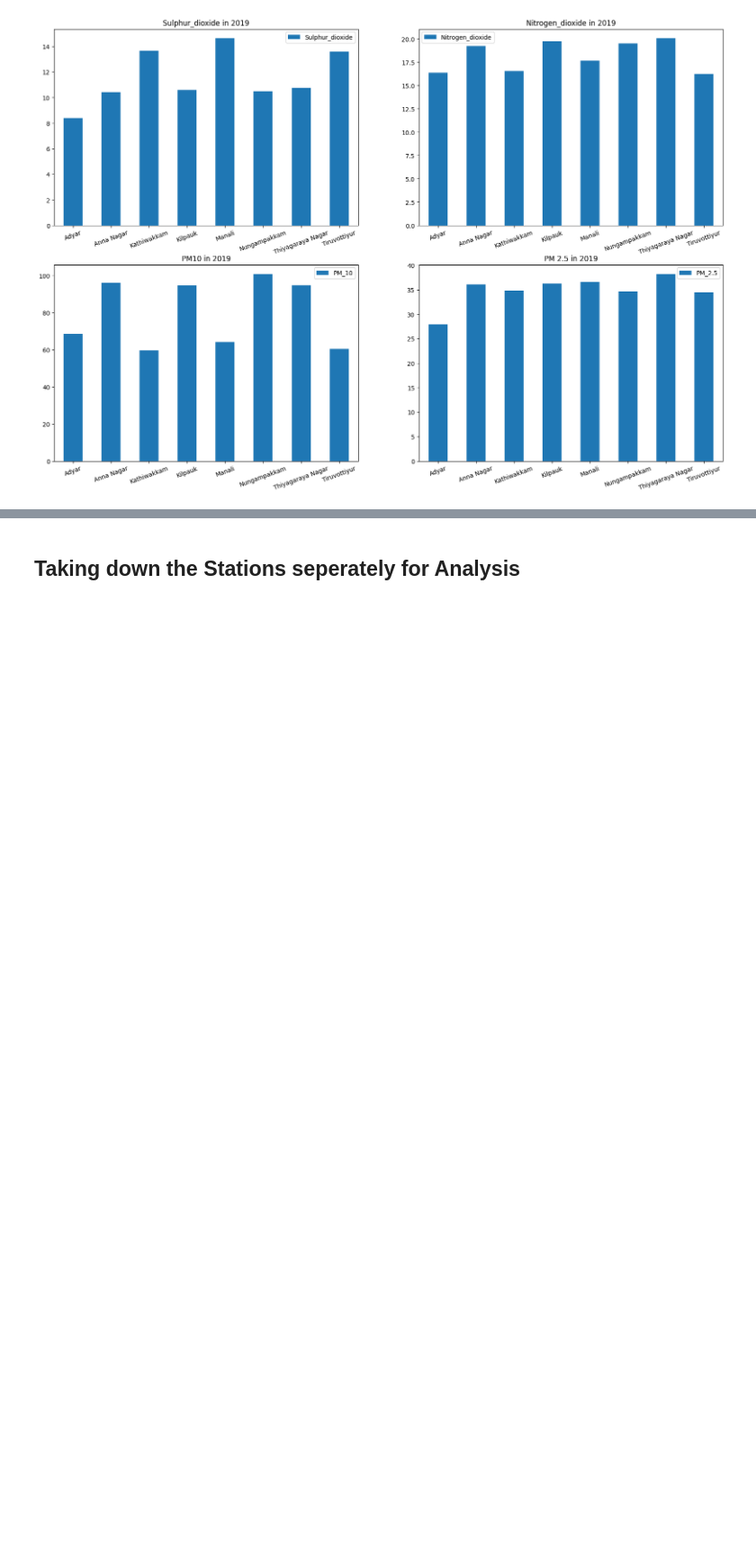
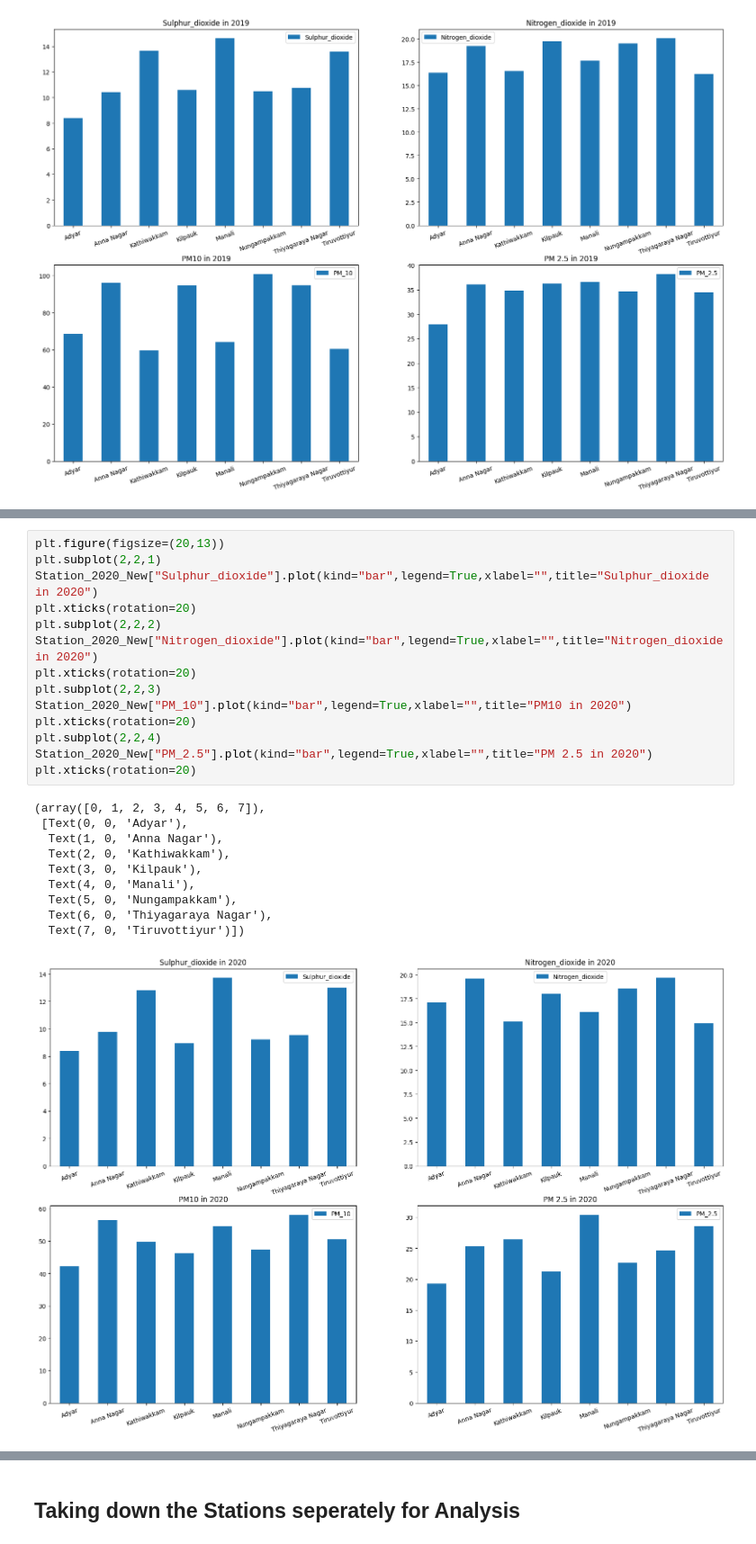
Before and after one commit to santhipsengottuvel/Air-Quality-Prediction-Chennai, a Jupyter notebook: Code/Air Quality Analysis.ipynb, the cells around one changed output, grey strips where cells are left out. Shown at 90% size. Cells and saved outputs as stored; diff of their text form; blank space fills up the shorter version.

```diff
--- a/Code/Air Quality Analysis.ipynb
+++ b/Code/Air Quality Analysis.ipynb
@@ -876,0 +910,25 @@ plt.pie(x=Station_2019["PM_2.5"],
+# %%
+plt.figure(figsize=(20,13))
+plt.subplot(2,2,1)
+Station_2020_New["Sulphur_dioxide"].plot(kind="bar",legend=True,xlabel="",title="Sulphur_dioxide in 2020")
+plt.xticks(rotation=20)
+plt.subplot(2,2,2)
+Station_2020_New["Nitrogen_dioxide"].plot(kind="bar",legend=True,xlabel="",title="Nitrogen_dioxide in 2020")
+plt.xticks(rotation=20)
+plt.subplot(2,2,3)
+Station_2020_New["PM_10"].plot(kind="bar",legend=True,xlabel="",title="PM10 in 2020")
+plt.xticks(rotation=20)
+plt.subplot(2,2,4)
+Station_2020_New["PM_2.5"].plot(kind="bar",legend=True,xlabel="",title="PM 2.5 in 2020")
+plt.xticks(rotation=20)
+# %% [output]
+(array([0, 1, 2, 3, 4, 5, 6, 7]),
+ [Text(0, 0, 'Adyar'),
+  Text(1, 0, 'Anna Nagar'),
+  Text(2, 0, 'Kathiwakkam'),
+  Text(3, 0, 'Kilpauk'),
+  Text(4, 0, 'Manali'),
+  Text(5, 0, 'Nungampakkam'),
+  Text(6, 0, 'Thiyagaraya Nagar'),
+  Text(7, 0, 'Tiruvottiyur')])
+[figure, added]
```
Also changed, not shown: parts of 18 cells of this notebook.
